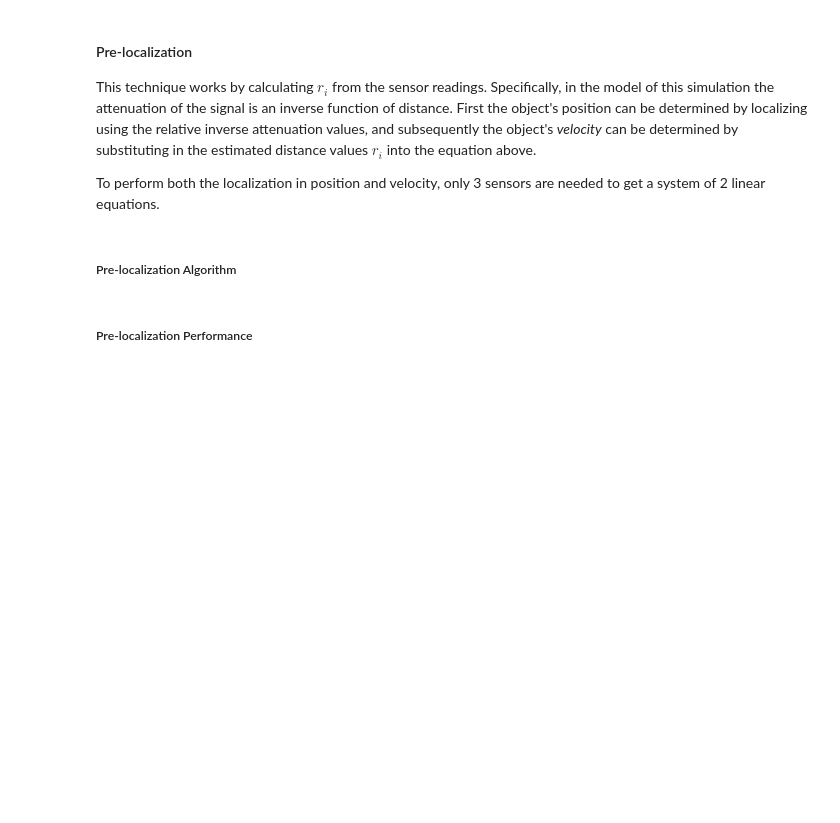
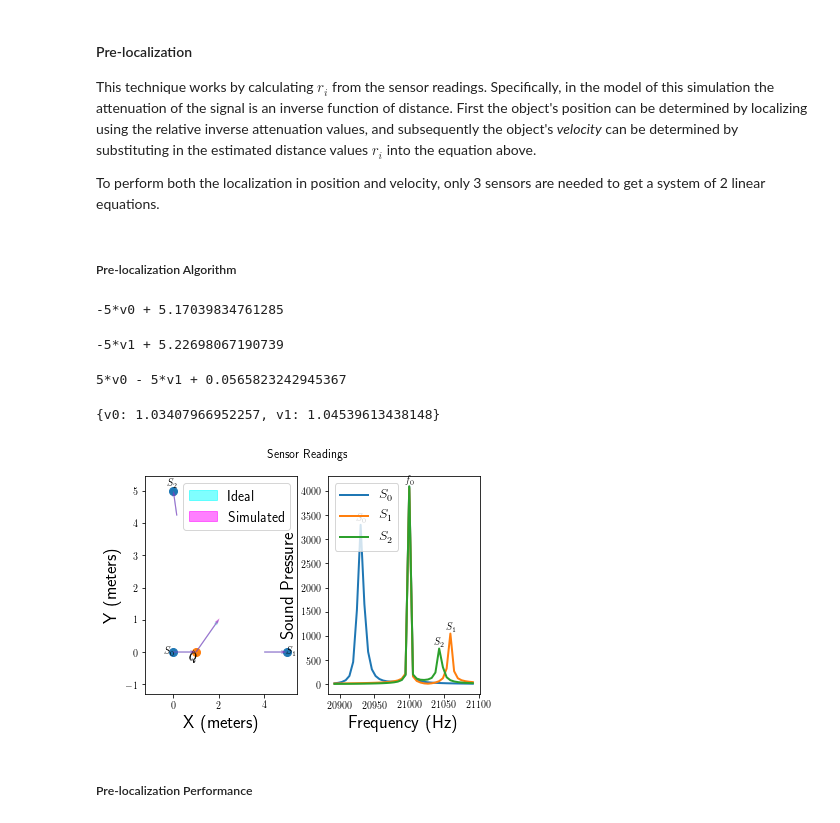
Before and after one commit to EdWard680/pi_echo, a Jupyter notebook: simulation/notebook/Report.ipynb, the cells around one changed output. Saved outputs shown, nothing was run; the diff lists cells and outputs as text; code cells hidden in the pictures; blank space fills up the shorter version.

```diff
--- a/simulation/notebook/Report.ipynb
+++ b/simulation/notebook/Report.ipynb
@@ -730,3 +709,64 @@ def veloceration_eqs(sensors, dopple_vs):
+# %%
+import sympy
+from sympy import *
+from sympy.solvers.solveset import linsolve
+import itertools
+
+def get_attenuations(peaks):
+    return [peak[2] for peak in peaks]
+
+def get_prelocalization_eqs(ps, vds):
+    # generate symbols for velocity in n dimesions
+    dim = len(ps[0])
+    v = [*symbols(
+            ' '.join(["v{}".format(i) for i in range(dim)])
+        )]
+    # generate symbols for m sensors
+    r = [*symbols(
+            ' '.join(["r{}".format(i) for i,_ in enumerate(ps)])
+        )]
+
+    # generate linear system of equations
+    s_combs = list(itertools.combinations(ps, 2))
+    v_combs = list(itertools.combinations(vds, 2))
+    index_combs = list(list(itertools.combinations(range(len(ps)), 2)))
+    combs = list(zip(s_combs, v_combs, index_combs))
+    x,y = symbols('x y')
+
+    A = [np.dot(pi-pj,v) + vi*r[i] - vj*r[j] for ((pi,pj),(vi,vj),(i,j)) in combs]
+
+    return A,v,r
+
+# use only three sensors
+new_ps = ps[:3]
+new_q = np.array([1,0])
+new_vrs = [radial_velocity(p, new_q, v) for p in new_ps]
+new_spectra = get_spectra(gen_signals(q=new_q, ps=new_ps))
+new_peaks = get_peaks(new_spectra)
+new_means = get_means(new_peaks)
+new_vds = get_doppler_vs(new_means)
+
+ats = get_attenuations(new_peaks)
+(A, v_sym, r_sym) = get_prelocalization_eqs(new_ps,new_vds)
+# substitute distance calculated using attenuation for unknown radii
+A = [e.subs({r:1/a for r,a in zip(r_sym, ats)}) for e in A]
+
+sol = linsolve(A,v_sym)
+
+for e in A:
+    display(e)
+
+display({v_sym[0]:sol.args[0][0], v_sym[1]:sol.args[0][1]})
+
+left, right = side_by_side("Sensor Readings")
+plot_layout(left, new_ps, q=new_q, v=v, vr=new_vrs, vd=new_vds, sv=np.array(sol.args[0], dtype=float), leg='upper right')
+plot_spectrum(right, new_spectra, new_means, f0, freq_per_bin(T_s, n))
+# %% [output]
+-5*v0 + 5.17039834761285
+-5*v1 + 5.22698067190739
+5*v0 - 5*v1 + 0.0565823242945367
+{v0: 1.03407966952257, v1: 1.04539613438148}
+[figure, added]
 # %% [markdown]
 ##### Pre-localization Performance
 # %% [markdown]
```
Also changed, not shown: parts of 9 cells of this notebook.
